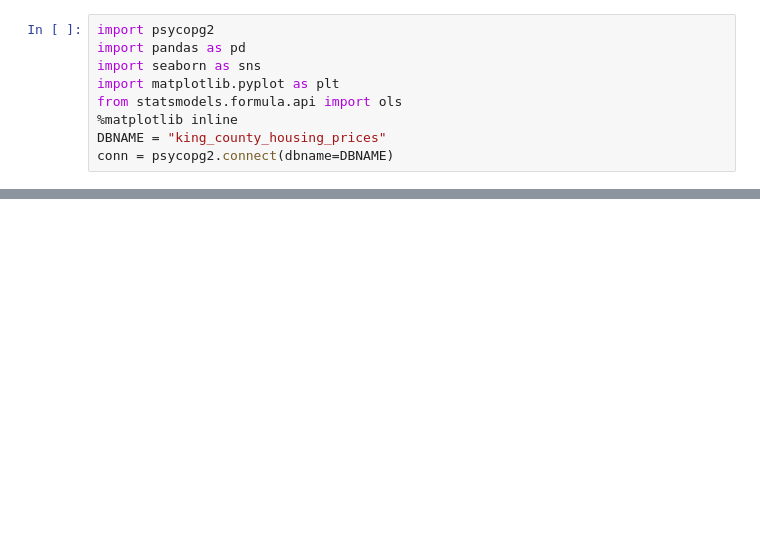
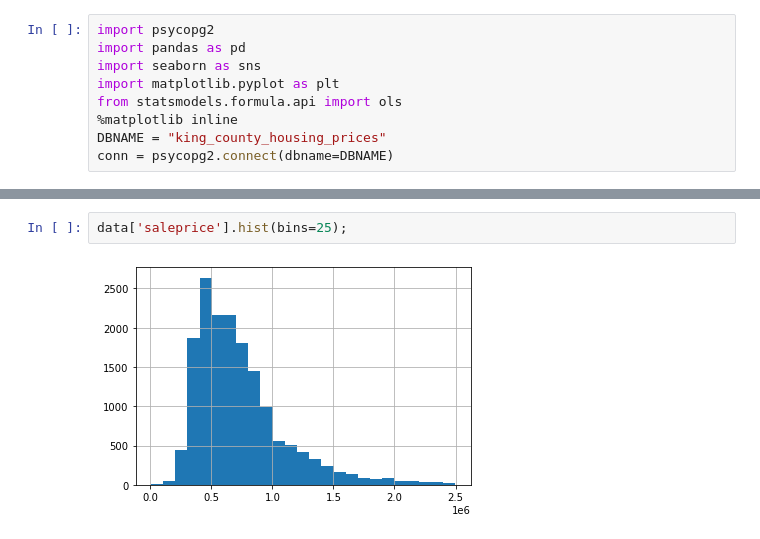
Before and after one commit to aspotter99/Real_Estate_revisit, a Jupyter notebook: notebooks/visualizations.ipynb, the cells around one changed output, grey strips where cells are left out. Cells and saved outputs as stored; diff of their text form; blank space fills up the shorter version.

```diff
--- a/notebooks/visualizations.ipynb
+++ b/notebooks/visualizations.ipynb
@@ -20,0 +30,4 @@ df.head()
+# %%
+data['saleprice'].hist(bins=25);
+# %% [output]
+[figure, added]
```
Also changed, not shown: parts of 19 cells of this notebook.
